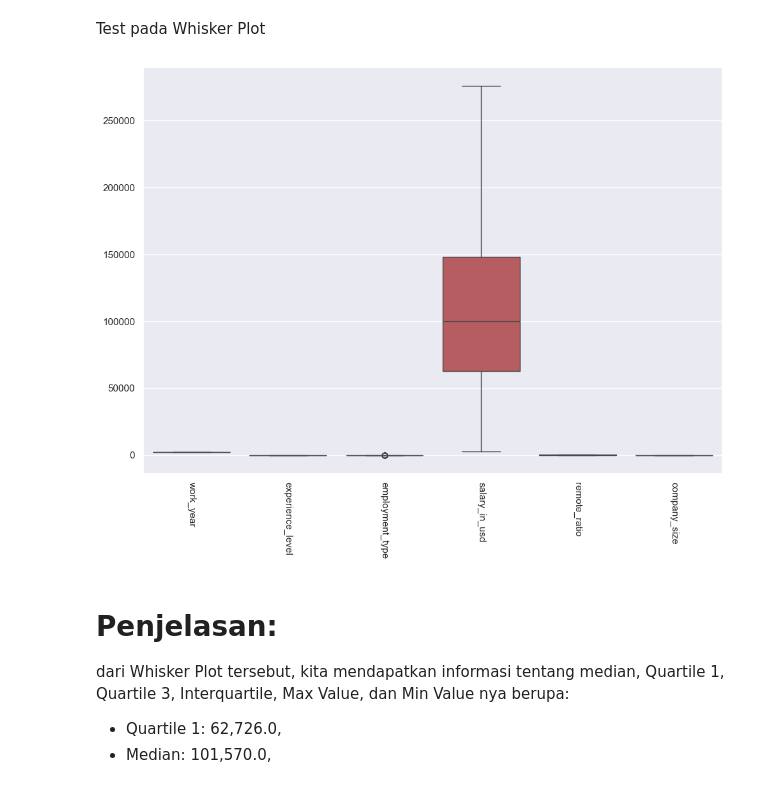
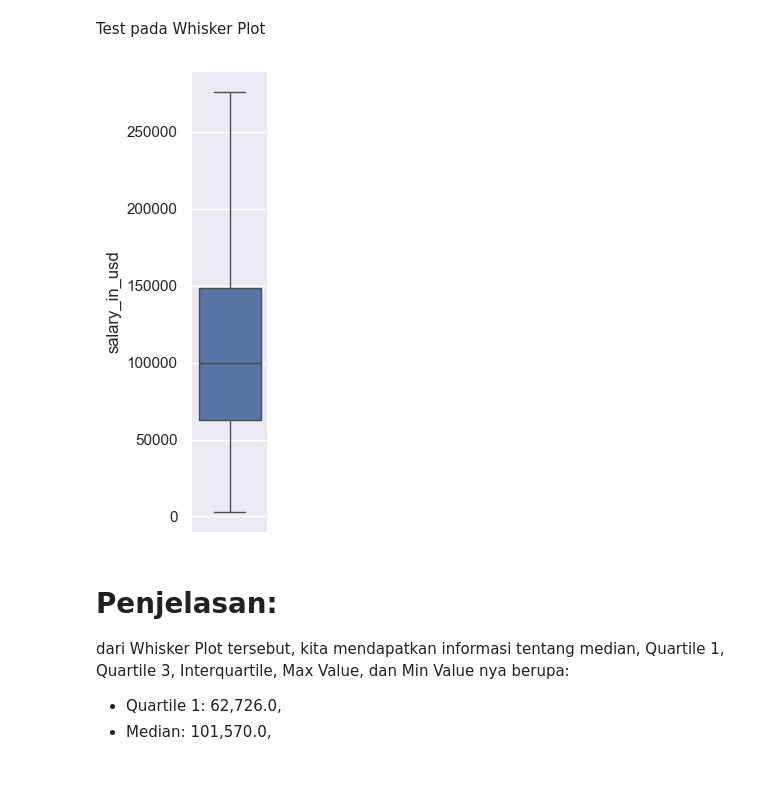
Before and after one commit to Huar7/EDA-soft-Potato, a Jupyter notebook: Finale/main 3.ipynb, the cells around one changed output. Cells and saved outputs as stored; diff of their text form; code cells hidden in the pictures.

```diff
--- a/Finale/main 3.ipynb
+++ b/Finale/main 3.ipynb
@@ -15,8 +15,6 @@ from sklearn.metrics import silhouette_score as ss
 dengan menggunakan pandas.read_csv() kita membaca file csv dan mengubahnya menjadi pd.DataFrame
 # %%
 df = pd.read_csv("ds_salaries.csv")
-
-df = pd.read_csv("ds_salaries.csv")
 df
 # %% [output]
 |  | Unnamed: 0 | work_year | experience_level | employment_type | job_title | salary | salary_currency | ... |
@@ -106,12 +104,13 @@ df["employment_type"] = df["employment_type"].apply(lambda x: 1 if x == "FL" els
 # %% [markdown]
 Test pada Whisker Plot
 # %%
+sbn.set(rc={'figure.figsize':(1,6)})
 df = df.drop(columns=["index", "Unnamed: 0"])
 df=df.drop(columns=['salary_currency', 'sam', 'salary'])
-ax = sbn.boxplot(data=df)
+ax = sbn.boxplot(data=df["salary_in_usd"])
 ax.tick_params(axis="x", rotation=270)
 # %% [output]
-[figure, old version]
+[figure, new version]
 # %% [markdown]
 # Penjelasan:
 dari Whisker Plot tersebut, kita mendapatkan informasi tentang median, Quartile 1, Quartile 3, Interquartile, Max Value, dan Min Value nya berupa:
```
Also changed, not shown: parts of 18 cells of this notebook, 2 other files.
